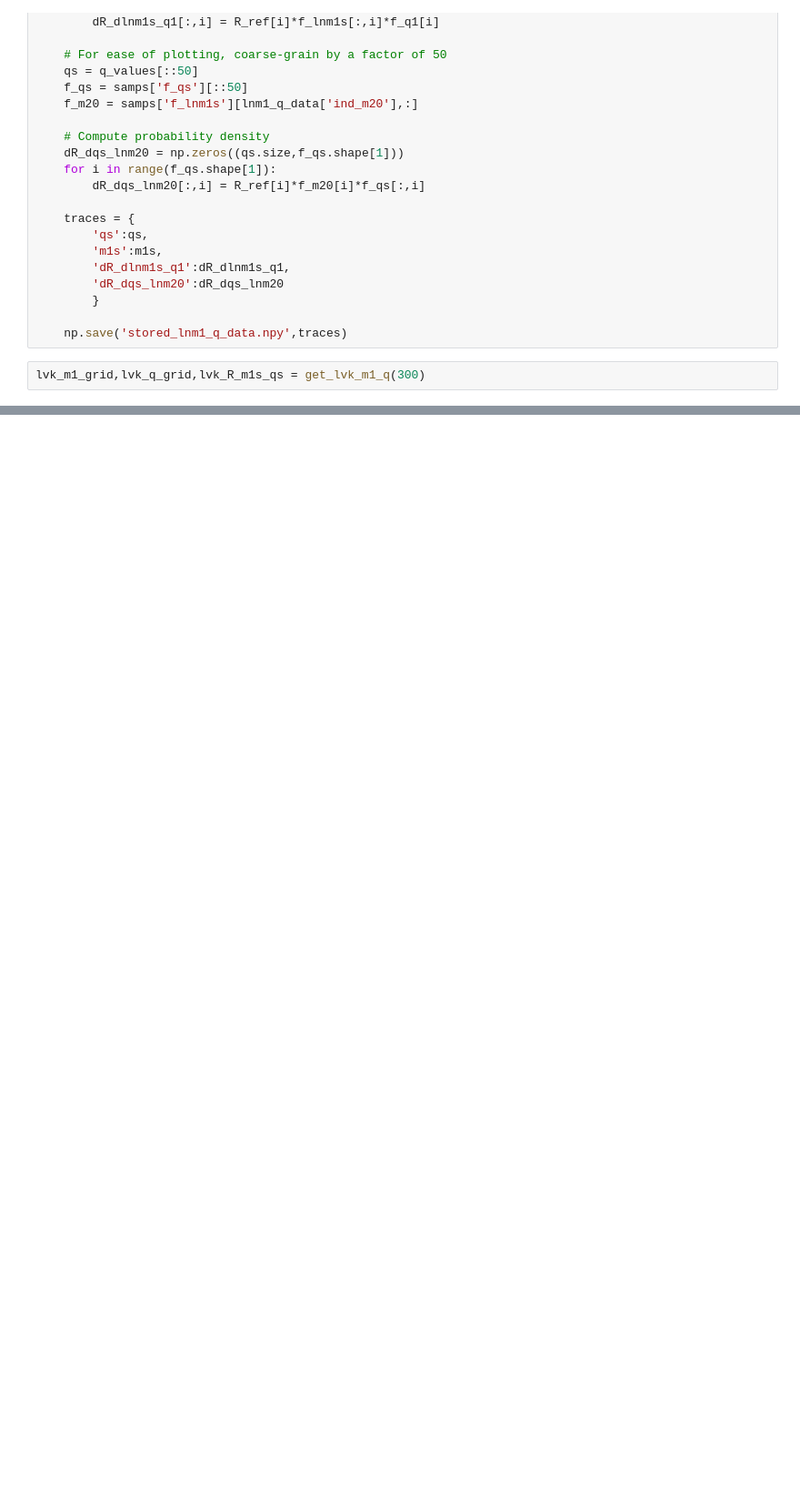
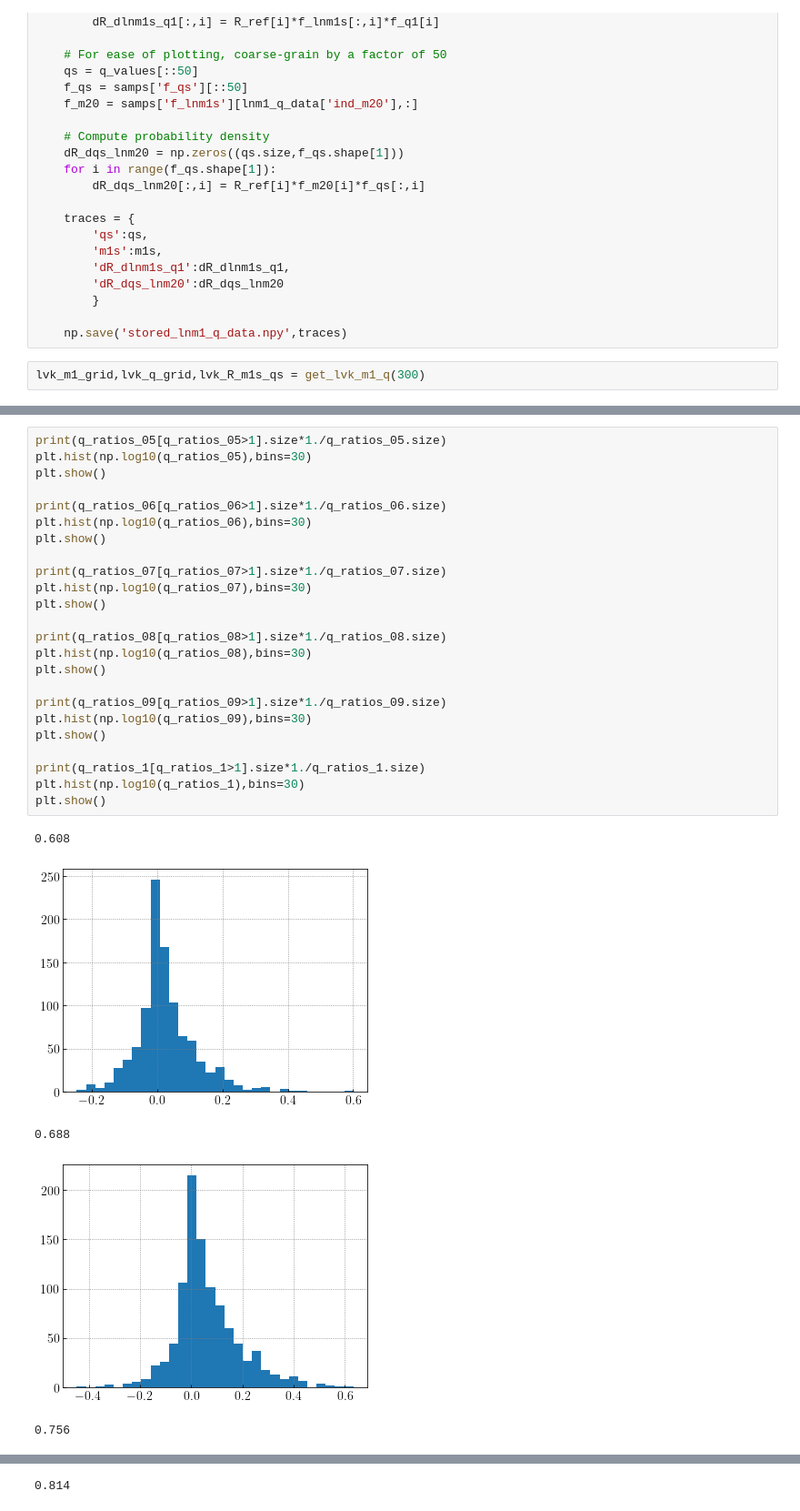
Before and after one commit to tcallister/autoregressive-bbh-inference, a Jupyter notebook: figures/ar_lnm1_q.ipynb, the cells around one changed output, grey strips where cells are left out. Shown: that part at 91% size. Saved outputs shown, nothing was run; the diff lists cells and outputs as text; blank space fills up the shorter version.

```diff
--- a/figures/ar_lnm1_q.ipynb
+++ b/figures/ar_lnm1_q.ipynb
@@ -164,0 +206,30 @@ RuntimeError: Failed to process string with tex because dvipng could not be foun
+# %%
+print(q_ratios_05[q_ratios_05>1].size*1./q_ratios_05.size)
+plt.hist(np.log10(q_ratios_05),bins=30)
+plt.show()
+
+print(q_ratios_06[q_ratios_06>1].size*1./q_ratios_06.size)
+plt.hist(np.log10(q_ratios_06),bins=30)
+plt.show()
+
+print(q_ratios_07[q_ratios_07>1].size*1./q_ratios_07.size)
+plt.hist(np.log10(q_ratios_07),bins=30)
+plt.show()
+
+print(q_ratios_08[q_ratios_08>1].size*1./q_ratios_08.size)
+plt.hist(np.log10(q_ratios_08),bins=30)
+plt.show()
+
+print(q_ratios_09[q_ratios_09>1].size*1./q_ratios_09.size)
+plt.hist(np.log10(q_ratios_09),bins=30)
+plt.show()
+
+print(q_ratios_1[q_ratios_1>1].size*1./q_ratios_1.size)
+plt.hist(np.log10(q_ratios_1),bins=30)
+plt.show()
+# %% [output]
+0.608
+[figure, added]
+0.688
+[figure, added]
+0.756
@@ -164,0 +237 @@ RuntimeError: Failed to process string with tex because dvipng could not be foun
+0.814
```
Also changed, not shown: parts of 13 cells of this notebook.
